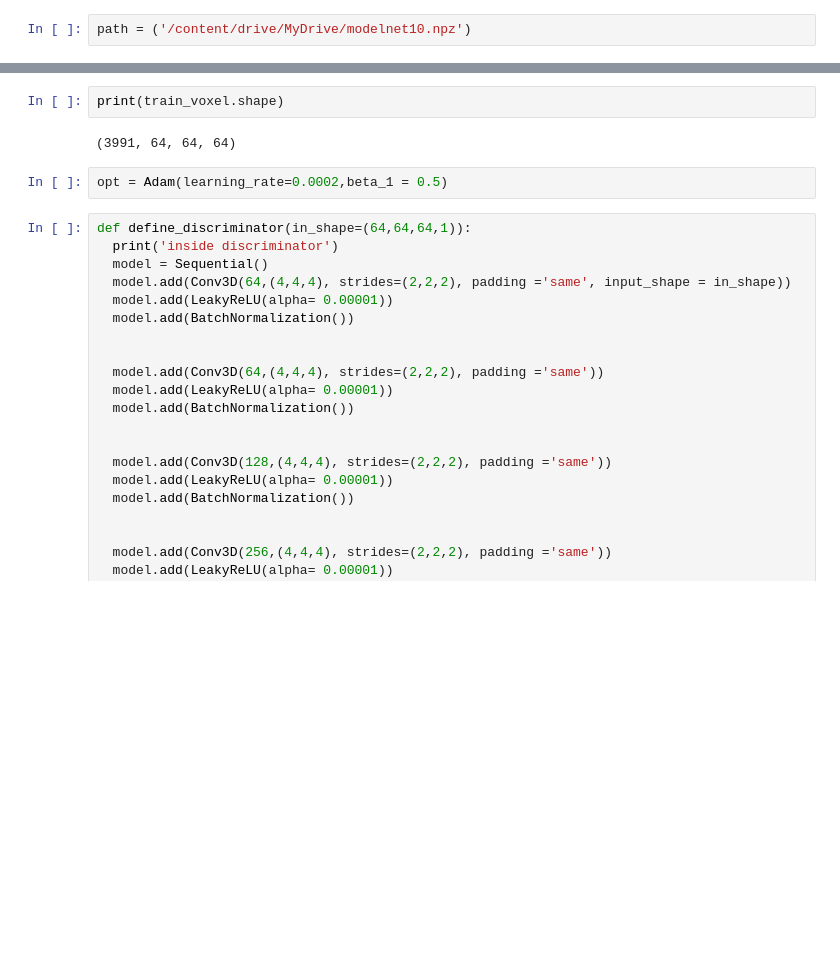
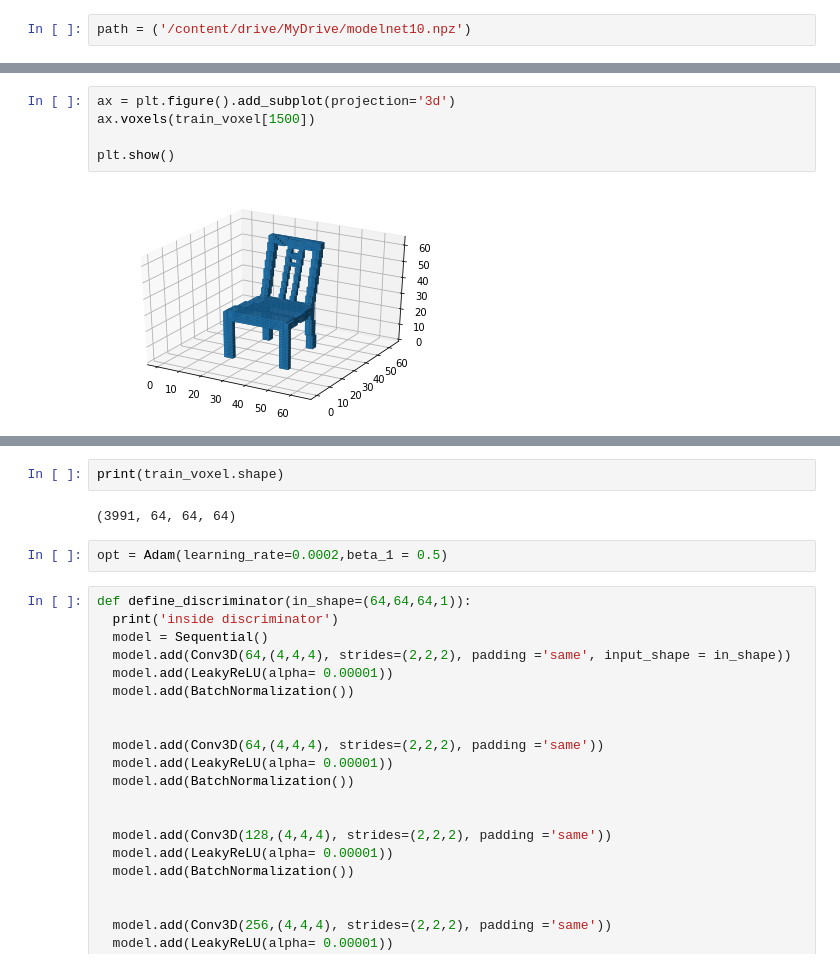
Before and after one commit to shilz1007/shilz1007, a Jupyter notebook: 3D_Assignment.ipynb, the cells around one changed output, grey strips where cells are left out. Saved outputs shown, nothing was run; the diff lists cells and outputs as text; blank space fills up the shorter version.

```diff
--- a/3D_Assignment.ipynb
+++ b/3D_Assignment.ipynb
@@ -22,0 +37,7 @@ class_map = data["class_map"] # Dictionary mapping the labels to their class nam
+# %%
+ax = plt.figure().add_subplot(projection='3d')
+ax.voxels(train_voxel[1500])
+
+plt.show()
+# %% [output]
+[figure, added]
```
Also changed, not shown: parts of 17 cells of this notebook.
